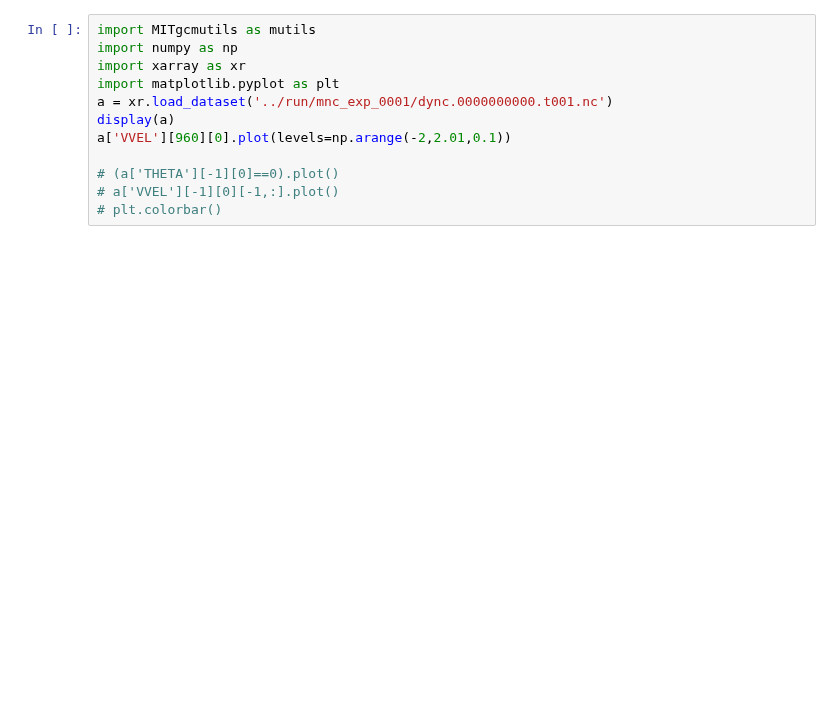
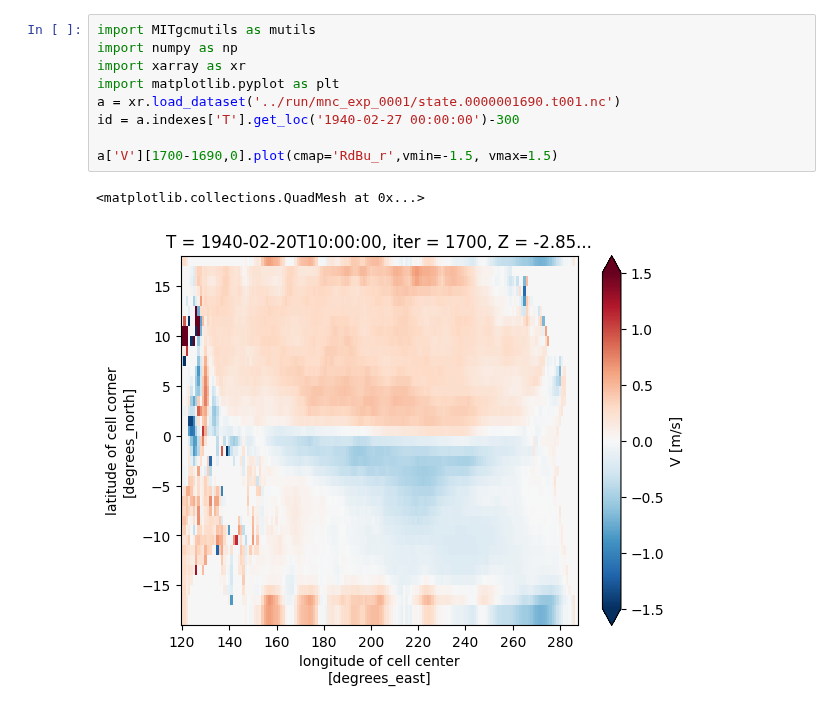
Before and after one commit to FattyZH/eqp-dlfv-mitgcm-era5, a Jupyter notebook: script/analysis.ipynb, the cells around one changed output. Cells and saved outputs as stored; diff of their text form; blank space fills up the shorter version.

```diff
--- a/script/analysis.ipynb
+++ b/script/analysis.ipynb
@@ -25,12 +50,12 @@ a['ETAN'][1030][0].plot()
 # %%
 import MITgcmutils as mutils
 import numpy as np
 import xarray as xr
 import matplotlib.pyplot as plt
-a = xr.load_dataset('../run/mnc_exp_0001/dync.0000000000.t001.nc')
-display(a)
-a['VVEL'][960][0].plot(levels=np.arange(-2,2.01,0.1))
+a = xr.load_dataset('../run/mnc_exp_0001/state.0000001690.t001.nc')
+id = a.indexes['T'].get_loc('1940-02-27 00:00:00')-300
 
-# (a['THETA'][-1][0]==0).plot()
-# a['VVEL'][-1][0][-1,:].plot()
-# plt.colorbar()
+a['V'][1700-1690,0].plot(cmap='RdBu_r',vmin=-1.5, vmax=1.5)
+# %% [output]
+<matplotlib.collections.QuadMesh at 0x...>
+[figure, added]
```
Also changed, not shown: parts of 4 cells of this notebook, 3 other files.
